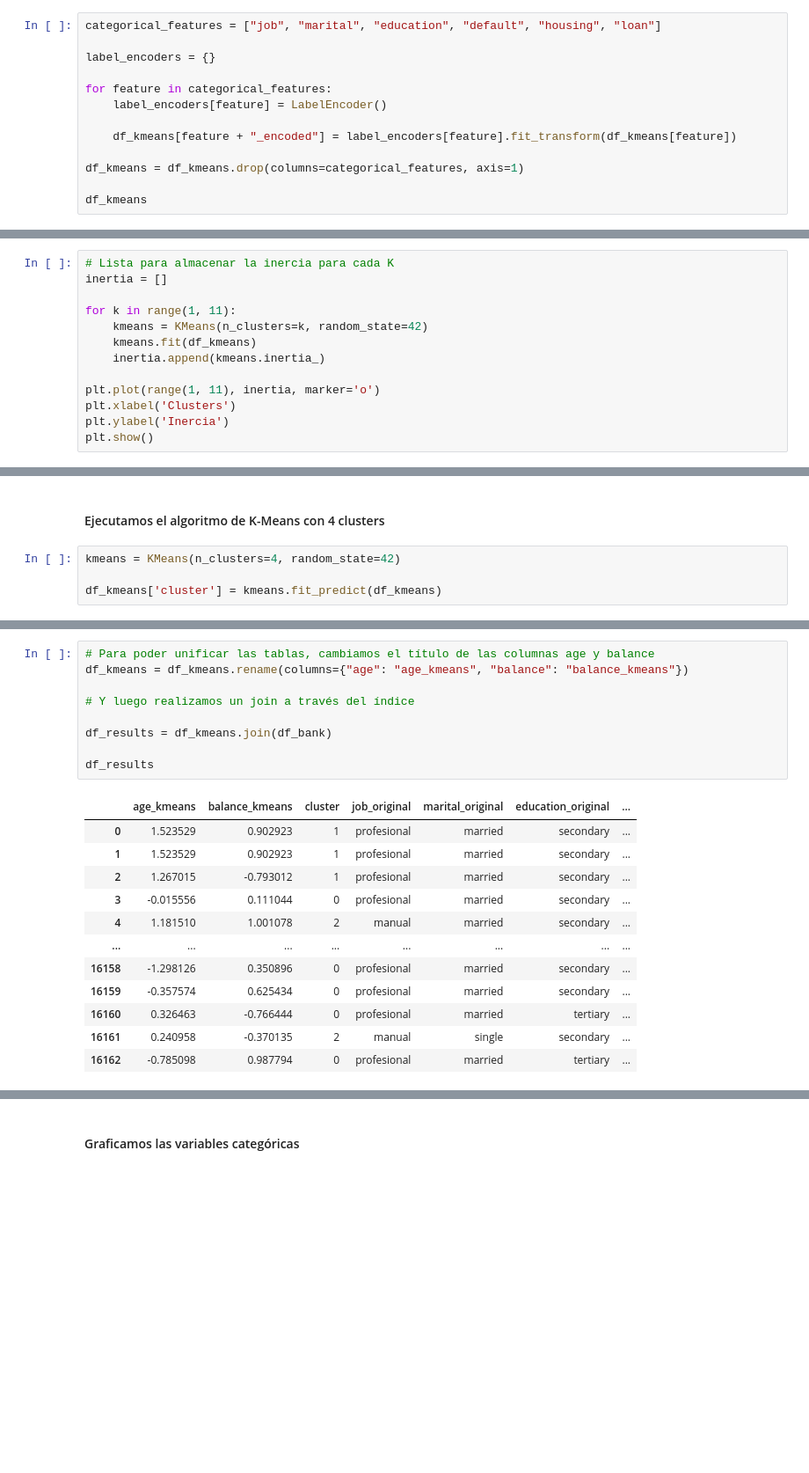
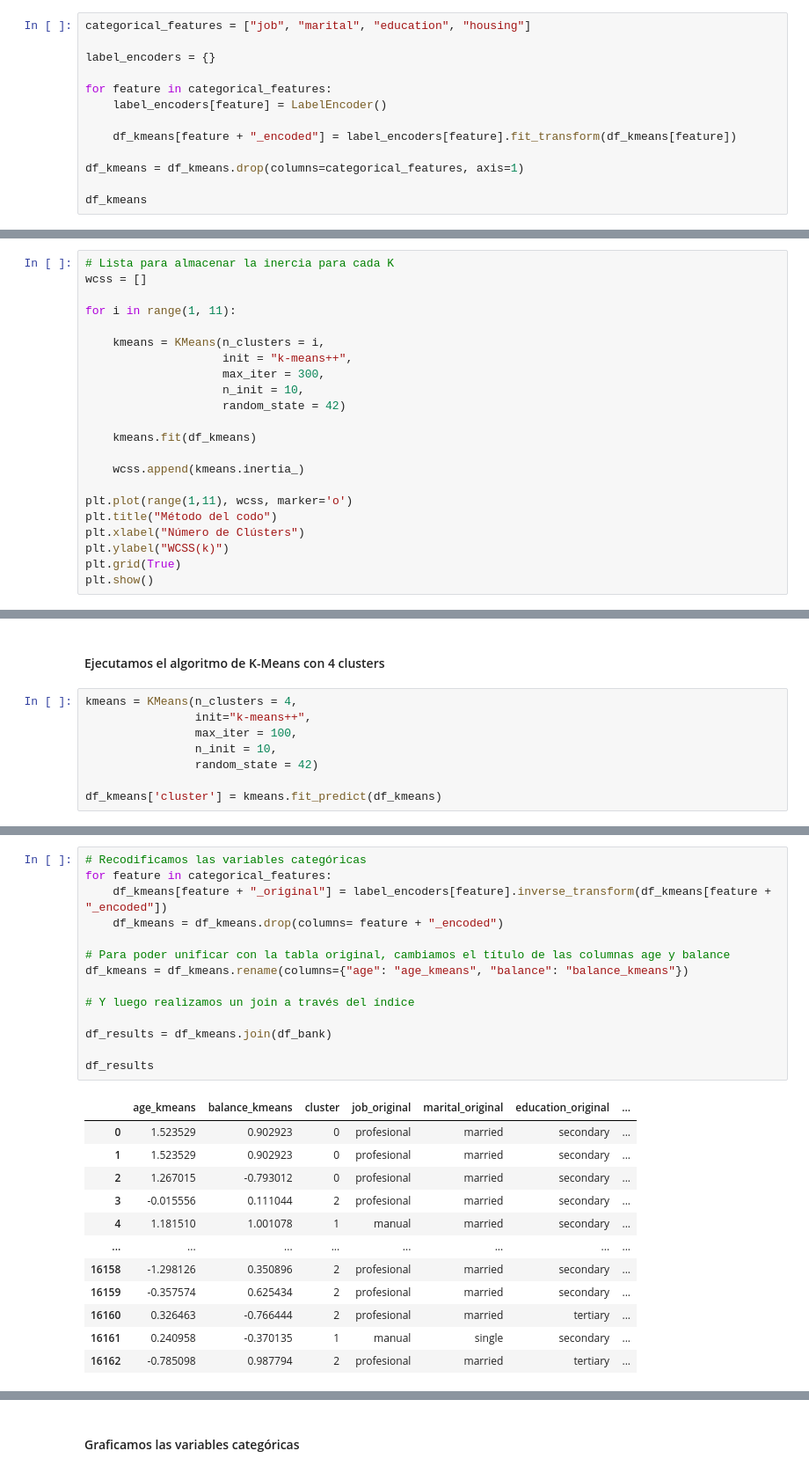
Before and after one commit to MarinaTorba/PersonalDataProrjects, a Jupyter notebook: Equip_A/results/Perfil_Cliente/KMeans_clustering_LabelEncoder_IQR.ipynb, the cells around one changed output, grey strips where cells are left out. Shown at 88% size. Saved outputs shown, nothing was run; the diff lists cells and outputs as text; blank space fills up the shorter version.

```diff
--- a/Equip_A/results/Perfil_Cliente/KMeans_clustering_LabelEncoder_IQR.ipynb
+++ b/Equip_A/results/Perfil_Cliente/KMeans_clustering_LabelEncoder_IQR.ipynb
@@ -46,7 +46,7 @@ Name: count, dtype: int64
 # %% [markdown]
 #### Preprocesamiento variables categóricas
 # %%
-categorical_features = ["job", "marital", "education", "default", "housing", "loan"]
+categorical_features = ["job", "marital", "education", "housing"]
 
 label_encoders = {}
 
@@ -185,15 +186,24 @@ for i in numerical_features:
 #### Identificamos el número de clusters
 # %%
 # Lista para almacenar la inercia para cada K
-inertia = []
+wcss = []
 
-for k in range(1, 11):
-    kmeans = KMeans(n_clusters=k, random_state=42)
+for i in range(1, 11):
+
+    kmeans = KMeans(n_clusters = i,
+                    init = "k-means++",
+                    max_iter = 300,
+                    n_init = 10,
+                    random_state = 42)
+
     kmeans.fit(df_kmeans)
-    inertia.append(kmeans.inertia_)
 
-plt.plot(range(1, 11), inertia, marker='o')
-plt.xlabel('Clusters')
-plt.ylabel('Inercia')
+    wcss.append(kmeans.inertia_)
+
+plt.plot(range(1,11), wcss, marker='o')
+plt.title("Método del codo")
+plt.xlabel("Número de Clústers")
+plt.ylabel("WCSS(k)")
+plt.grid(True)
 plt.show()
 # %% [output]
@@ -201,7 +211,11 @@ plt.show()
 # %% [markdown]
 #### Ejecutamos el algoritmo de K-Means con 4 clusters
 # %%
-kmeans = KMeans(n_clusters=4, random_state=42)
+kmeans = KMeans(n_clusters = 4,
+                init="k-means++",
+                max_iter = 100,
+                n_init = 10,
+                random_state = 42)
 
 df_kmeans['cluster'] = kmeans.fit_predict(df_kmeans)
 # %%
@@ -212,22 +242,27 @@ Silhouette Score: 0.3497323052540778
 # %%
-# Para poder unificar las tablas, cambiamos el título de las columnas age y balance
+# Recodificamos las variables categóricas
+for feature in categorical_features:
+    df_kmeans[feature + "_original"] = label_encoders[feature].inverse_transform(df_kmeans[feature + "_encoded"])
+    df_kmeans = df_kmeans.drop(columns= feature + "_encoded")
+
+# Para poder unificar con la tabla original, cambiamos el título de las columnas age y balance
 df_kmeans = df_kmeans.rename(columns={"age": "age_kmeans", "balance": "balance_kmeans"})
 
 # Y luego realizamos un join a través del índice
 
 df_results = df_kmeans.join(df_bank)
 
 df_results
 # %% [output]
 |  | age_kmeans | balance_kmeans | cluster | job_original | marital_original | education_original | ... |
-| 0 | 1.523529 | 0.902923 | 1 | profesional | married | secondary | ... |
-| 1 | 1.523529 | 0.902923 | 1 | profesional | married | secondary | ... |
-| 2 | 1.267015 | -0.793012 | 1 | profesional | married | secondary | ... |
-| 3 | -0.015556 | 0.111044 | 0 | profesional | married | secondary | ... |
-| 4 | 1.181510 | 1.001078 | 2 | manual | married | secondary | ... |
+| 0 | 1.523529 | 0.902923 | 0 | profesional | married | secondary | ... |
+| 1 | 1.523529 | 0.902923 | 0 | profesional | married | secondary | ... |
+| 2 | 1.267015 | -0.793012 | 0 | profesional | married | secondary | ... |
+| 3 | -0.015556 | 0.111044 | 2 | profesional | married | secondary | ... |
+| 4 | 1.181510 | 1.001078 | 1 | manual | married | secondary | ... |
 | ... | ... | ... | ... | ... | ... | ... | ... |
-| 16158 | -1.298126 | 0.350896 | 0 | profesional | married | secondary | ... |
-| 16159 | -0.357574 | 0.625434 | 0 | profesional | married | secondary | ... |
-| 16160 | 0.326463 | -0.766444 | 0 | profesional | married | tertiary | ... |
-| 16161 | 0.240958 | -0.370135 | 2 | manual | single | secondary | ... |
-| 16162 | -0.785098 | 0.987794 | 0 | profesional | married | tertiary | ... |
+| 16158 | -1.298126 | 0.350896 | 2 | profesional | married | secondary | ... |
+| 16159 | -0.357574 | 0.625434 | 2 | profesional | married | secondary | ... |
+| 16160 | 0.326463 | -0.766444 | 2 | profesional | married | tertiary | ... |
+| 16161 | 0.240958 | -0.370135 | 1 | manual | single | secondary | ... |
+| 16162 | -0.785098 | 0.987794 | 2 | profesional | married | tertiary | ... |
```
Also changed, not shown: parts of 12 cells of this notebook.
